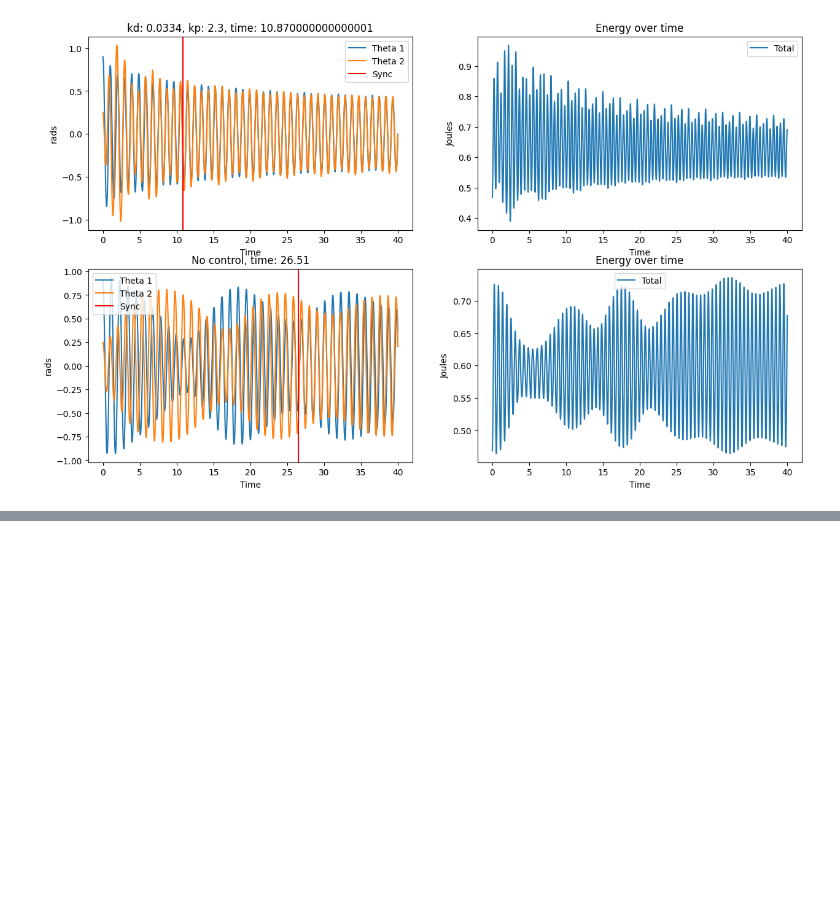
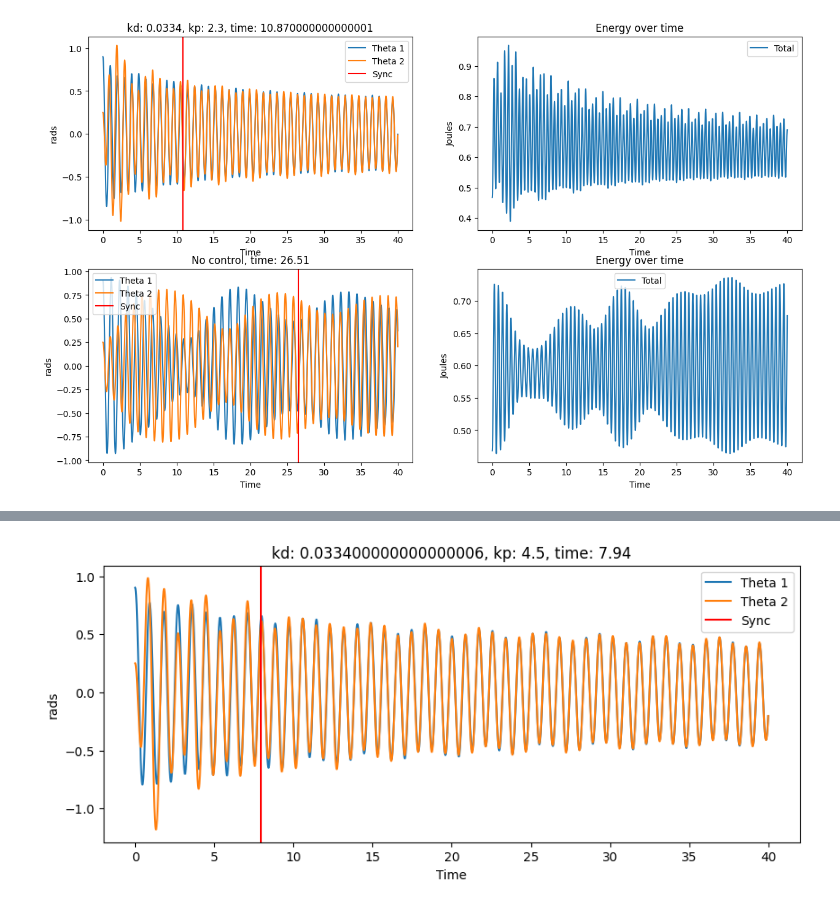
Before and after one commit to eric-yhchen/MDM2-Group-09, a Jupyter notebook: LC Model FLC Tests.ipynb, the cells around one changed output, grey strips where cells are left out. Cells and saved outputs as stored; diff of their text form; code cells hidden in the pictures; blank space fills up the shorter version.

Commit message:
energy fr this time

```diff
--- a/LC Model FLC Tests.ipynb
+++ b/LC Model FLC Tests.ipynb
@@ -83,6 +82,13 @@ def metronome_matrix_system(t, y, kd, kp):
     # control law u
     tau_input = (M_q @ v_control + C_q_qdot @ np.array([[omega1], [omega2], [v]]) + G_q)[2, 0]
 
+    """
+    this control law not zero even if kd = kp = 0
+    there is then some control applied even with gains set to 0
+
+    (this tau_input variable is set to 0 manually in the no-control model)
+    """
+
     # outer control loop
     # Compute intermediate terms
     K1 = m_pendulum * L1_pendulum * np.cos(theta1) * (kp1*q_tilde[0]+kd1*q_tilde_dot[0])
@@ -387,6 +425,15 @@ plt.show()
     * assume metronome bob as point mass so $I = ml^{2}$
 # %%
 def calc_energy(solver, kd, kp, T_max=15):
+    """
+    calculate the energy of a flc system of two metronomes with given input kd and kp
+
+    calculates the energy as a combination of kinetic of both metronomes and cart + gpe from
+    both metronomes using standard formula / predefined formula
+
+    Returns:
+        _type_: model, sync time, total energy (array)
+    """
     # set up a model and solve
     model = solver(kd, kp, T_max)
     model = model.solve()
@@ -416,6 +463,7 @@ def calc_energy(solver, kd, kp, T_max=15):
     # total energy
     total_energy = total_ke + total_gpe
 
+    # this should be rewritten as a function of the solver object with the energy as an attribute
     return model, sync_time, total_energy
 # %%
 model, sync_time, total_energy = calc_energy(solver, 0.0334, 2.3, 20)
@@ -605,0 +796,19 @@ print(np.mean(total_energy - total_energy2))
+# %%
+# visualise a specific index of the dataframe
+specific = data.loc[11]
+
+fig5, ax11 = plt.subplots(figsize=(10,4))
+model = solver(specific["kd"], specific["kp"], time)
+model.solve()
+
+ax11.plot(model.time, model.theta1, label="Theta 1")
+ax11.plot(model.time, model.theta2, label="Theta 2")
+ax11.axvline(specific["sync_time"], c="r", label="Sync")
+ax11.set_title(f"kd: {specific["kd"]}, kp: {specific["kp"]}, time: {specific["sync_time"]}")
+ax11.set_xlabel("Time")
+ax11.set_ylabel("rads")
+ax11.legend()
+
+plt.show()
+# %% [output]
+[figure, added]
```
Also changed, not shown: parts of 14 cells of this notebook, 1 other file.
